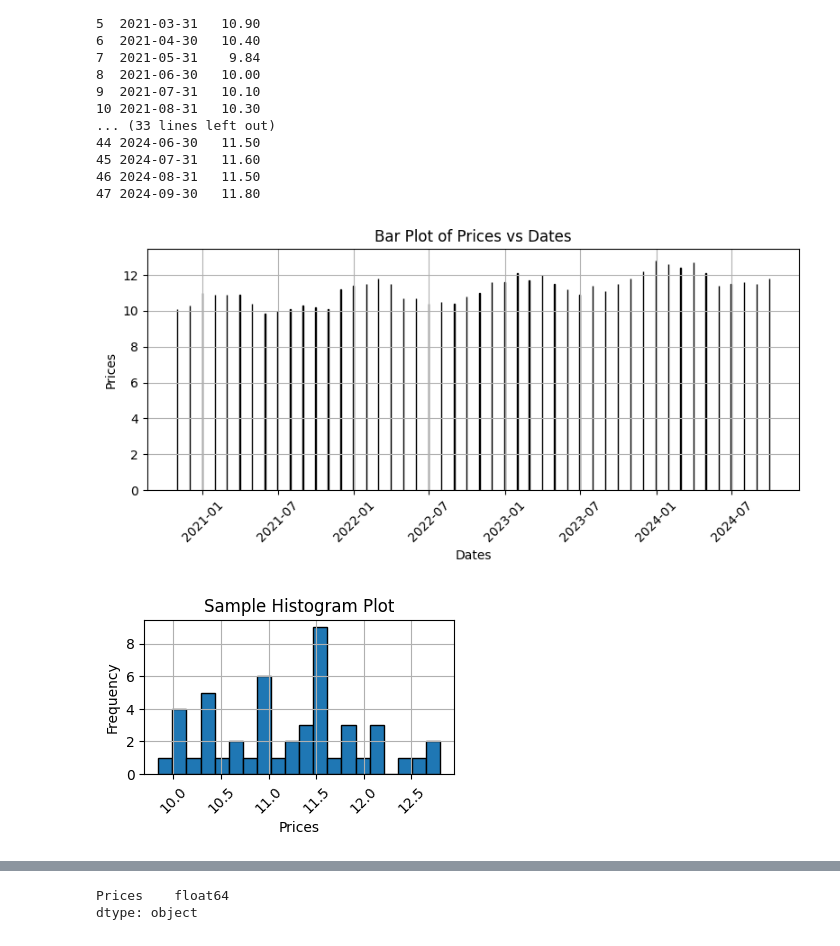
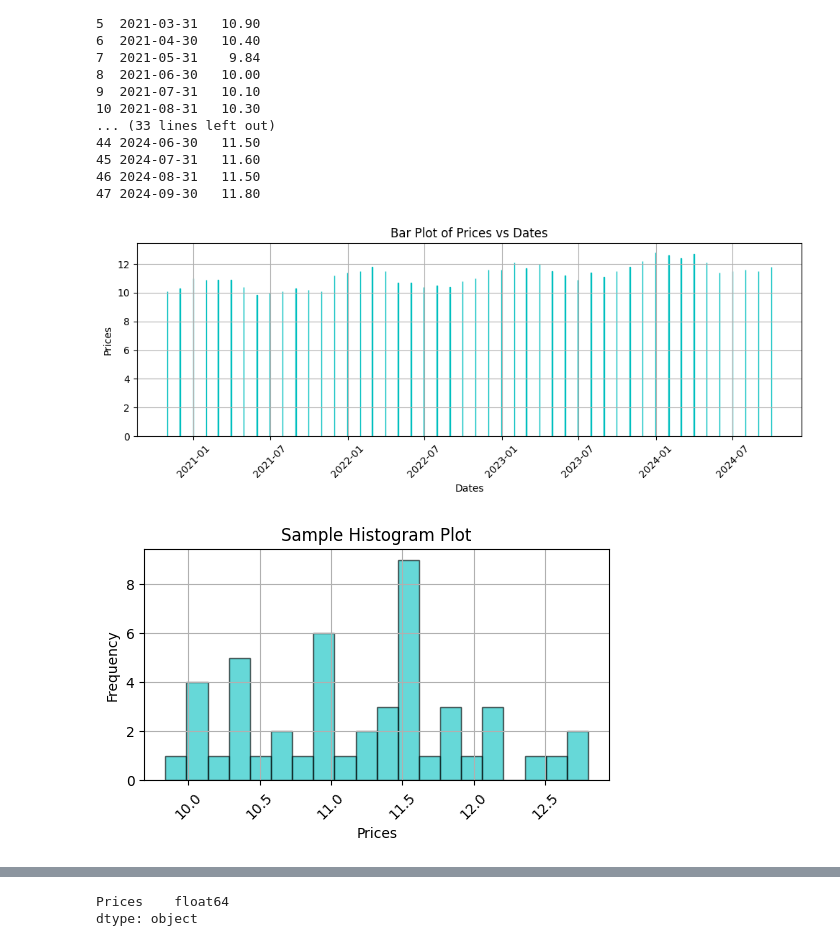
Before and after one commit to worldart/F_JP_QuantativeResearchTask_NaturalGas_TimeSeriesAnalysis202408, a Jupyter notebook: F_JP_QuantativeResearchTask_NaturalGas.ipynb, the cells around one changed output, grey strips where cells are left out. Saved outputs shown, nothing was run; the diff lists cells and outputs as text; code cells hidden in the pictures.

```diff
--- a/F_JP_QuantativeResearchTask_NaturalGas.ipynb
+++ b/F_JP_QuantativeResearchTask_NaturalGas.ipynb
@@ -126,34 +126,34 @@ print(df_sorted_name_desc.head(49))
 # %%
 
 # Assuming 'df' is your DataFrame containing 'Dates' (as categories) and 'Prices'
 
-plt.figure(figsize=(8, 4))  # Set the figure size
+plt.figure(figsize=(10, 4))  # Set the figure size
 
 # Separate x-axis labels (assuming 'Dates' is a column with date values)
 dates = df_sorted_name_desc['Dates'].tolist()  # Extract dates as a list
 
 # Create the bar plot
-plt.bar(dates, df_sorted_name_desc['Prices'], color='Pink', edgecolor='black')  # Adjust color as desired
+plt.bar(dates, df_sorted_name_desc['Prices'], color='r', edgecolor='c')  # Adjust color as desired
 
 # Add labels and title
 plt.xlabel("Dates")
 plt.ylabel("Prices")
 plt.title("Bar Plot of Prices vs Dates")
 
 # Rotate x-axis labels if needed (optional)
 plt.xticks(rotation=45)  # Uncomment to rotate if labels overlap
 
 # Show the plot
 plt.grid(True)
 plt.tight_layout()  # Adjust layout to prevent overlapping elements
 plt.show()
 # %% [output]
-[figure, old version]
+[figure, new version]
 # %%
 
 # Create a scatter plot
-plt.figure(figsize=(4,2))  # Set the figure size
-plt.hist(df['Prices'],bins=20, edgecolor='black')
+plt.figure(figsize=(6,3))  # Set the figure size
+plt.hist(df['Prices'],bins=20, color='c', alpha=0.6, edgecolor='black')
 
 # Add labels and title
 plt.xlabel('Prices')
@@ -164,6 +164,6 @@ plt.xticks(rotation=45)
 plt.grid(True)  # Add a grid for better readability
 plt.show()
 # %% [output]
-[figure, old version]
+[figure, new version]
 # %%
 
```
Also changed, not shown: parts of 3 cells of this notebook.
